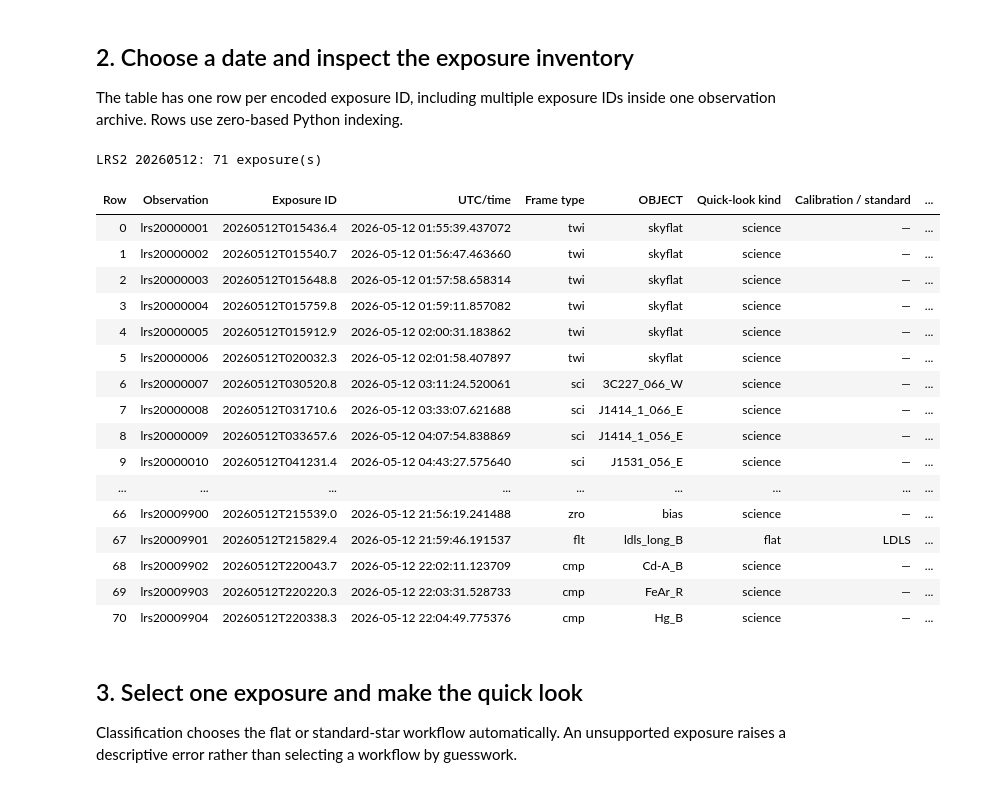
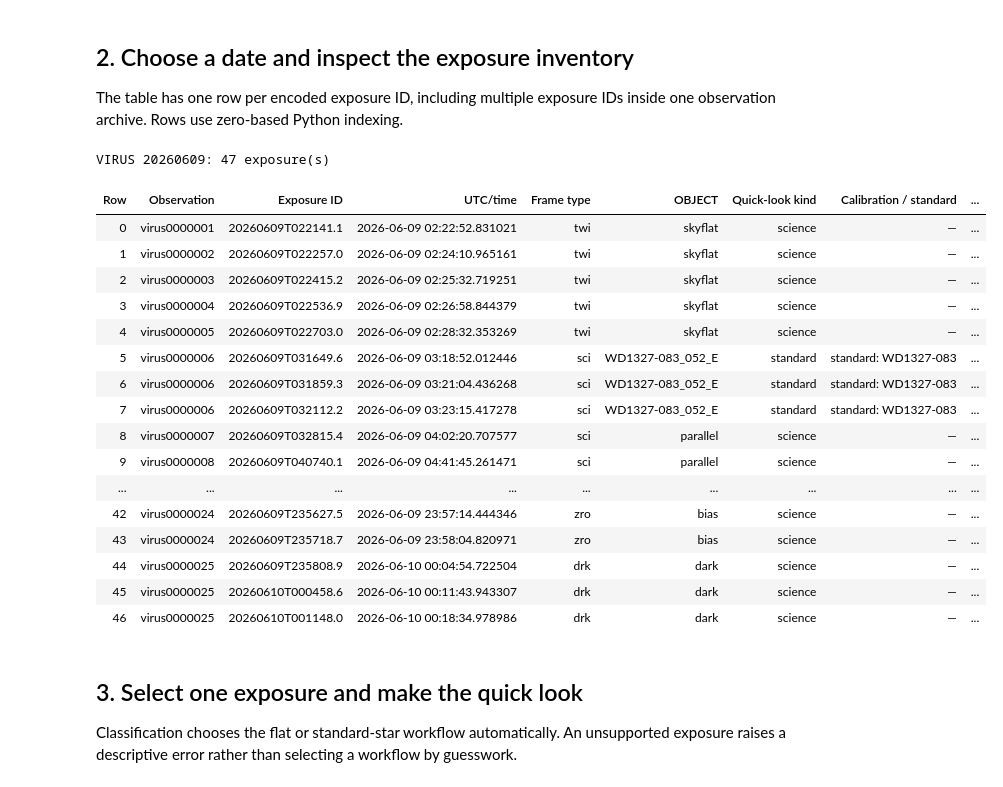
Before and after one commit to grzeimann/HET_LV_Tools, a Jupyter notebook: notebooks/hetquicklook_presentation_playground.ipynb, the cells around one changed output. Drawn from its saved outputs; the diff is of its cells as text; code cells hidden in the pictures.

```diff
--- a/notebooks/hetquicklook_presentation_playground.ipynb
+++ b/notebooks/hetquicklook_presentation_playground.ipynb
@@ -27,27 +27,27 @@ ql = QuicklookSite(
 The table has one row per encoded exposure ID, including multiple exposure IDs
 inside one observation archive. Rows use zero-based Python indexing.
 # %%
-night = ql.night("20260512", instrument="lrs2")
+night = ql.night("20260609", instrument="virus")
 night
 # %% [output]
-LRS2 20260512: 71 exposure(s)
+VIRUS 20260609: 47 exposure(s)
 | Row | Observation | Exposure ID | UTC/time | Frame type | OBJECT | Quick-look kind | Calibration / standard | ... |
-| 0 | lrs20000001 | 20260512T015436.4 | 2026-05-12 01:55:39.437072 | twi | skyflat | science | — | ... |
-| 1 | lrs20000002 | 20260512T015540.7 | 2026-05-12 01:56:47.463660 | twi | skyflat | science | — | ... |
-| 2 | lrs20000003 | 20260512T015648.8 | 2026-05-12 01:57:58.658314 | twi | skyflat | science | — | ... |
-| 3 | lrs20000004 | 20260512T015759.8 | 2026-05-12 01:59:11.857082 | twi | skyflat | science | — | ... |
-| 4 | lrs20000005 | 20260512T015912.9 | 2026-05-12 02:00:31.183862 | twi | skyflat | science | — | ... |
-| 5 | lrs20000006 | 20260512T020032.3 | 2026-05-12 02:01:58.407897 | twi | skyflat | science | — | ... |
-| 6 | lrs20000007 | 20260512T030520.8 | 2026-05-12 03:11:24.520061 | sci | 3C227_066_W | science | — | ... |
-| 7 | lrs20000008 | 20260512T031710.6 | 2026-05-12 03:33:07.621688 | sci | J1414_1_066_E | science | — | ... |
-| 8 | lrs20000009 | 20260512T033657.6 | 2026-05-12 04:07:54.838869 | sci | J1414_1_056_E | science | — | ... |
-| 9 | lrs20000010 | 20260512T041231.4 | 2026-05-12 04:43:27.575640 | sci | J1531_056_E | science | — | ... |
+| 0 | virus0000001 | 20260609T022141.1 | 2026-06-09 02:22:52.831021 | twi | skyflat | science | — | ... |
+| 1 | virus0000002 | 20260609T022257.0 | 2026-06-09 02:24:10.965161 | twi | skyflat | science | — | ... |
+| 2 | virus0000003 | 20260609T022415.2 | 2026-06-09 02:25:32.719251 | twi | skyflat | science | — | ... |
+| 3 | virus0000004 | 20260609T022536.9 | 2026-06-09 02:26:58.844379 | twi | skyflat | science | — | ... |
+| 4 | virus0000005 | 20260609T022703.0 | 2026-06-09 02:28:32.353269 | twi | skyflat | science | — | ... |
+| 5 | virus0000006 | 20260609T031649.6 | 2026-06-09 03:18:52.012446 | sci | WD1327-083_052_E | standard | standard: WD1327-083 | ... |
+| 6 | virus0000006 | 20260609T031859.3 | 2026-06-09 03:21:04.436268 | sci | WD1327-083_052_E | standard | standard: WD1327-083 | ... |
+| 7 | virus0000006 | 20260609T032112.2 | 2026-06-09 03:23:15.417278 | sci | WD1327-083_052_E | standard | standard: WD1327-083 | ... |
+| 8 | virus0000007 | 20260609T032815.4 | 2026-06-09 04:02:20.707577 | sci | parallel | science | — | ... |
+| 9 | virus0000008 | 20260609T040740.1 | 2026-06-09 04:41:45.261471 | sci | parallel | science | — | ... |
 | ... | ... | ... | ... | ... | ... | ... | ... | ... |
-| 66 | lrs20009900 | 20260512T215539.0 | 2026-05-12 21:56:19.241488 | zro | bias | science | — | ... |
-| 67 | lrs20009901 | 20260512T215829.4 | 2026-05-12 21:59:46.191537 | flt | ldls_long_B | flat | LDLS | ... |
-| 68 | lrs20009902 | 20260512T220043.7 | 2026-05-12 22:02:11.123709 | cmp | Cd-A_B | science | — | ... |
-| 69 | lrs20009903 | 20260512T220220.3 | 2026-05-12 22:03:31.528733 | cmp | FeAr_R | science | — | ... |
-| 70 | lrs20009904 | 20260512T220338.3 | 2026-05-12 22:04:49.775376 | cmp | Hg_B | science | — | ... |
+| 42 | virus0000024 | 20260609T235627.5 | 2026-06-09 23:57:14.444346 | zro | bias | science | — | ... |
+| 43 | virus0000024 | 20260609T235718.7 | 2026-06-09 23:58:04.820971 | zro | bias | science | — | ... |
+| 44 | virus0000025 | 20260609T235808.9 | 2026-06-10 00:04:54.722504 | drk | dark | science | — | ... |
+| 45 | virus0000025 | 20260610T000458.6 | 2026-06-10 00:11:43.943307 | drk | dark | science | — | ... |
+| 46 | virus0000025 | 20260610T001148.0 | 2026-06-10 00:18:34.978986 | drk | dark | science | — | ... |
 # %% [markdown]
 ## 3. Select one exposure and make the quick look
 
```
Also changed, not shown: parts of 8 cells of this notebook, 11 other files.
